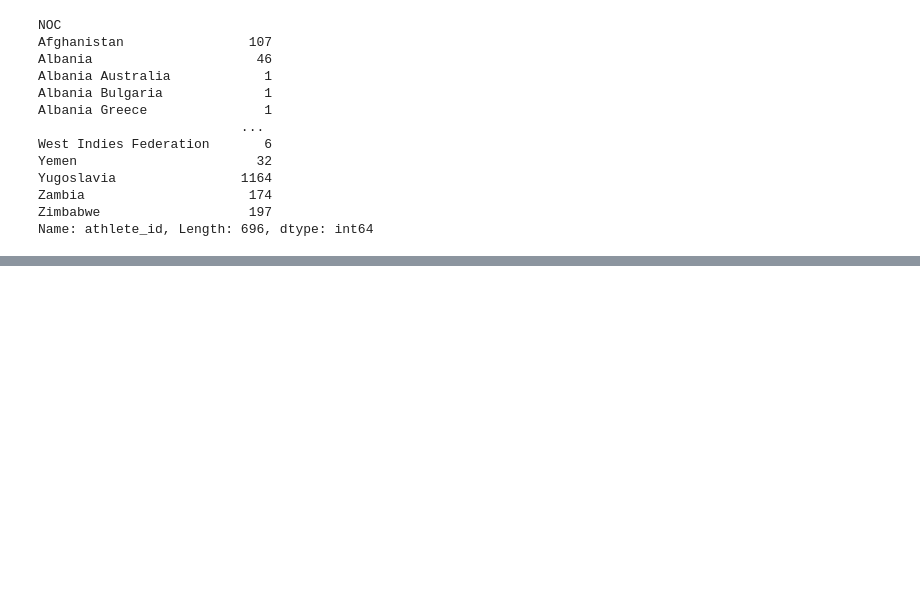
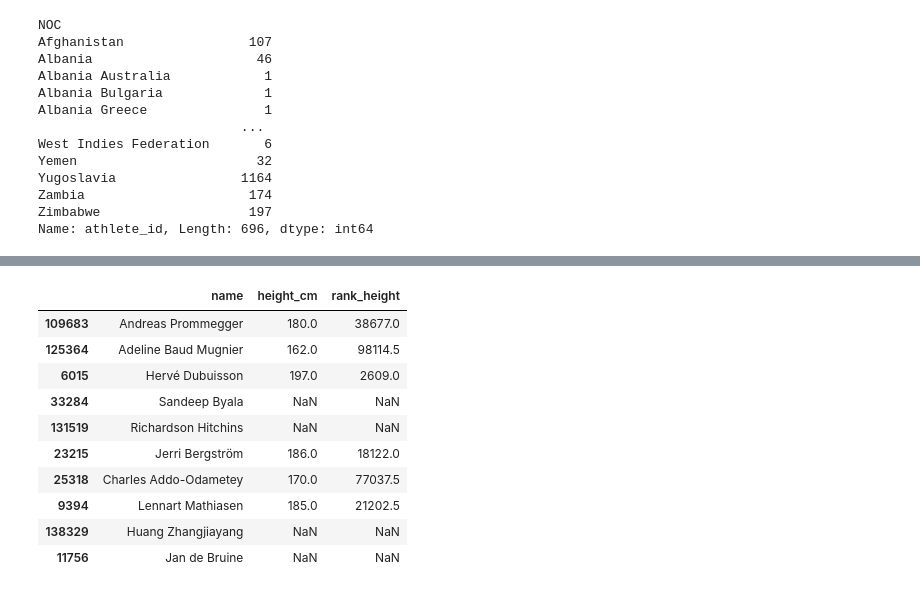
Before and after one commit to anusha928/Olympics_Dataset_Pandas_Project, a Jupyter notebook: olympics.ipynb, the cells around one changed output, grey strips where cells are left out. Cells and saved outputs as stored; diff of their text form; code cells hidden in the pictures; blank space fills up the shorter version.

```diff
--- a/olympics.ipynb
+++ b/olympics.ipynb
@@ -534,0 +543,14 @@ bios_new.groupby(['born_region','born_country']).agg({'height_cm':'unique', 'wei
+# %%
+bios_new.sort_values(['rank_height']).sample(10)[['name','height_cm','rank_height']]
+# %% [output]
+|  | name | height_cm | rank_height |
+| 109683 | Andreas Prommegger | 180.0 | 38677.0 |
+| 125364 | Adeline Baud Mugnier | 162.0 | 98114.5 |
+| 6015 | Hervé Dubuisson | 197.0 | 2609.0 |
+| 33284 | Sandeep Byala | NaN | NaN |
+| 131519 | Richardson Hitchins | NaN | NaN |
+| 23215 | Jerri Bergström | 186.0 | 18122.0 |
+| 25318 | Charles Addo-Odametey | 170.0 | 77037.5 |
+| 9394 | Lennart Mathiasen | 185.0 | 21202.5 |
+| 138329 | Huang Zhangjiayang | NaN | NaN |
+| 11756 | Jan de Bruine | NaN | NaN |
```
Also changed, not shown: parts of 19 cells of this notebook, 6 other files.
